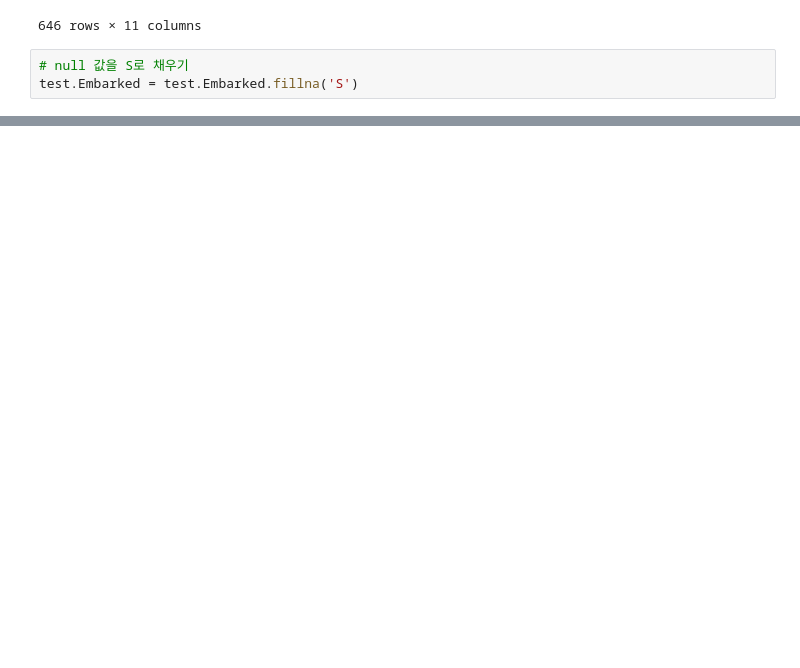
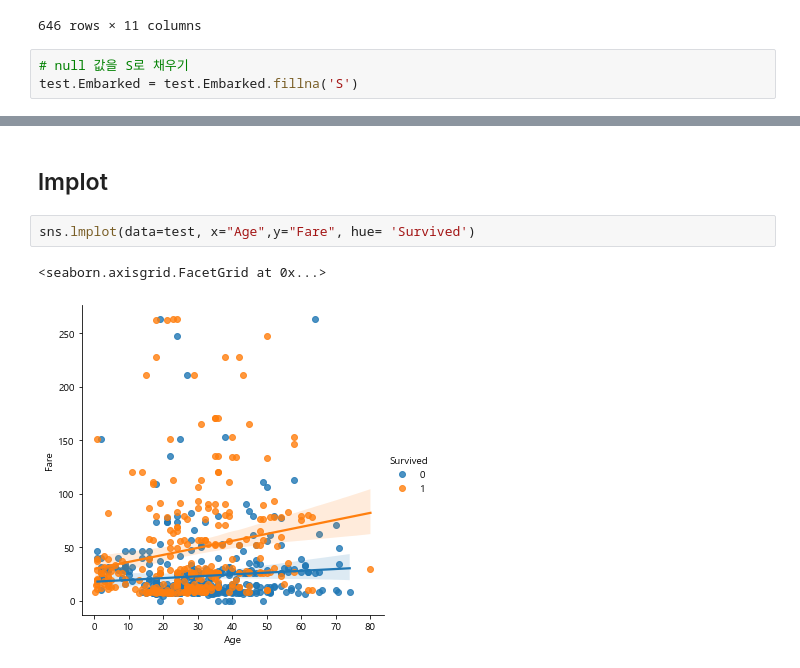
Before and after one commit to pillz9408/python, a Jupyter notebook: DataVisualize/titanic.ipynb, the cells around one changed output, grey strips where cells are left out. Drawn from its saved outputs; the diff is of its cells as text; blank space fills up the shorter version.

```diff
--- a/DataVisualize/titanic.ipynb
+++ b/DataVisualize/titanic.ipynb
@@ -81,0 +142,7 @@ test.Embarked = test.Embarked.fillna('S')
+# %% [markdown]
+## lmplot
+# %%
+sns.lmplot(data=test, x="Age",y="Fare", hue= 'Survived')
+# %% [output]
+<seaborn.axisgrid.FacetGrid at 0x...>
+[figure, added]
```
Also changed, not shown: parts of 9 cells of this notebook, 1 other file.
